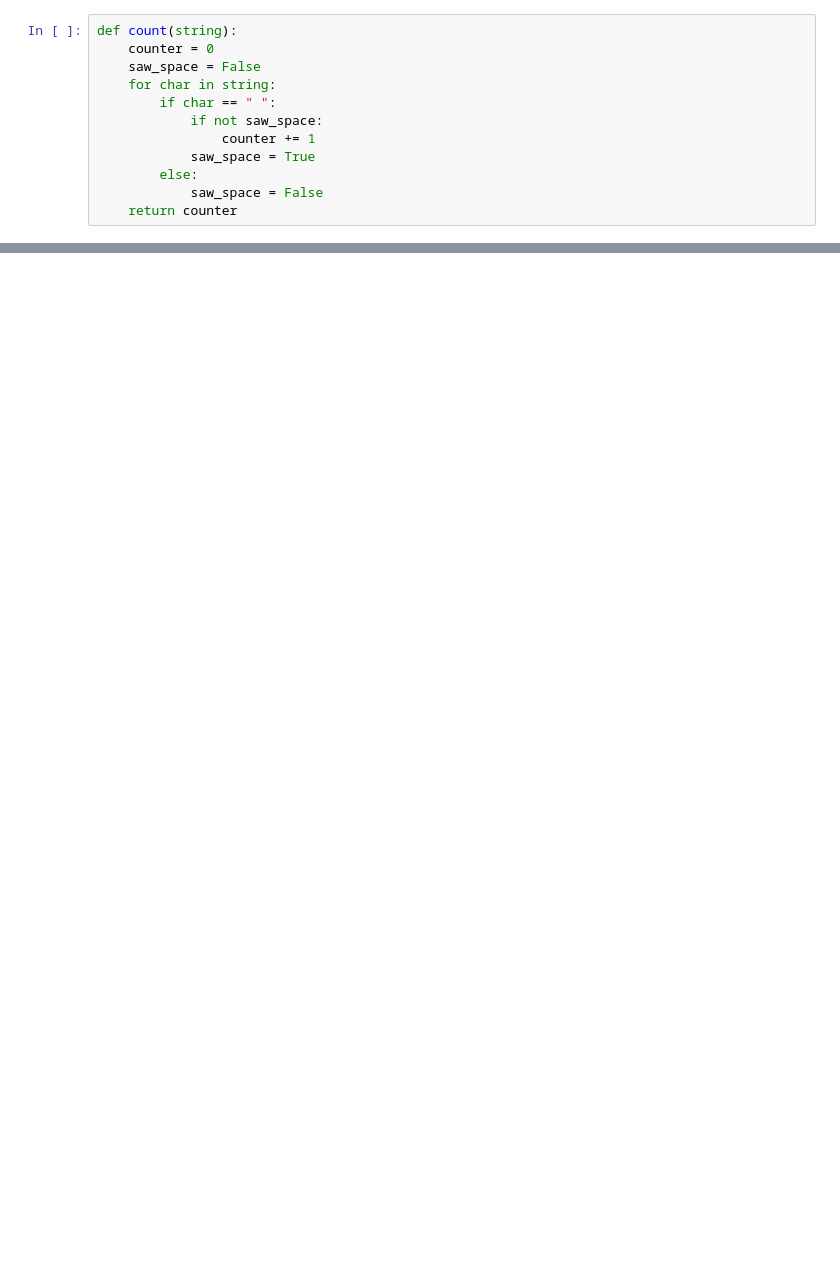
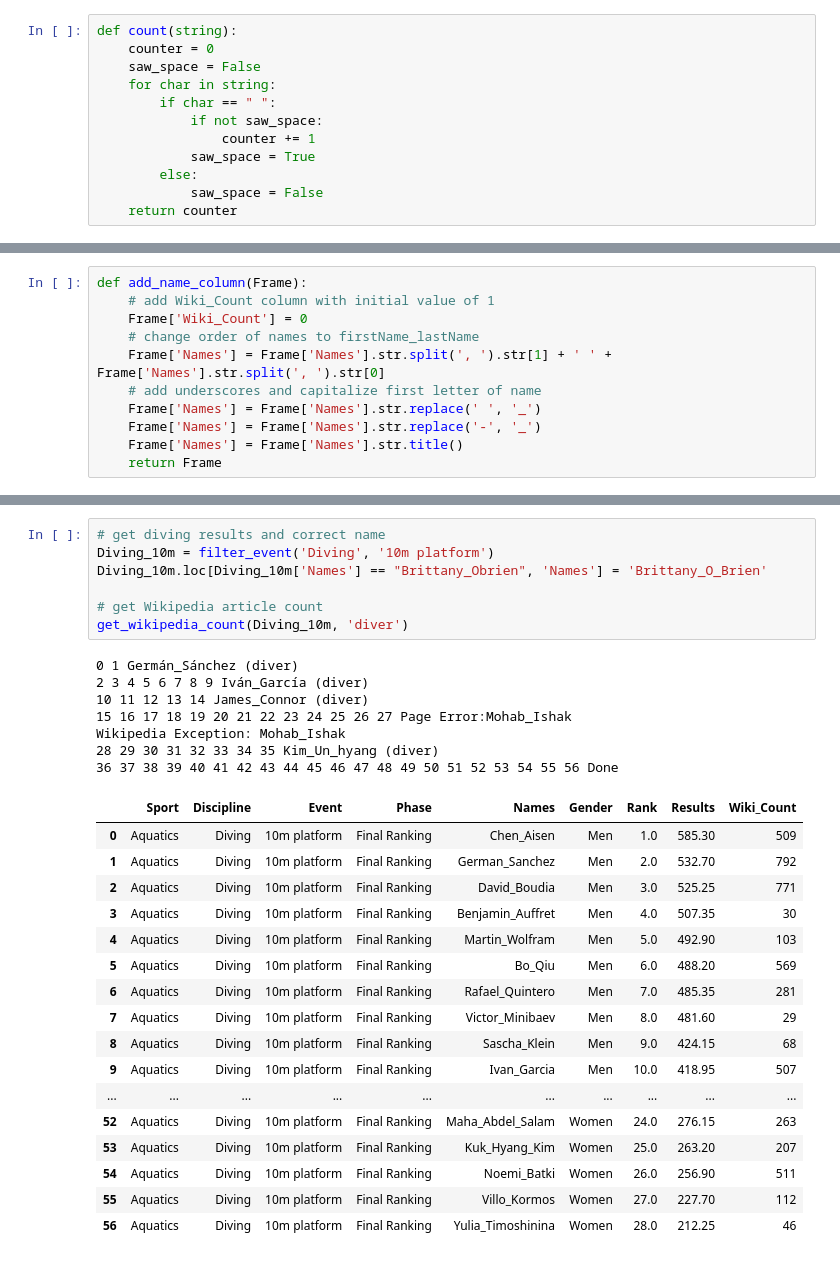
Before and after one commit to Tumbraegel/data-science-project, a Jupyter notebook: Olympic_Dataset_Get_Wikpedia.ipynb, the cells around one changed output, grey strips where cells are left out. Saved outputs shown, nothing was run; the diff lists cells and outputs as text; blank space fills up the shorter version.

```diff
--- a/Olympic_Dataset_Get_Wikpedia.ipynb
+++ b/Olympic_Dataset_Get_Wikpedia.ipynb
@@ -98,0 +72,11 @@ Error
+# %%
+def add_name_column(Frame):
+    # add Wiki_Count column with initial value of 1
+    Frame['Wiki_Count'] = 0
+    # change order of names to firstName_lastName
+    Frame['Names'] = Frame['Names'].str.split(', ').str[1] + ' ' + Frame['Names'].str.split(', ').str[0]
+    # add underscores and capitalize first letter of name
+    Frame['Names'] = Frame['Names'].str.replace(' ', '_')
+    Frame['Names'] = Frame['Names'].str.replace('-', '_')
+    Frame['Names'] = Frame['Names'].str.title()
+    return Frame
@@ -98,0 +140,32 @@ Error
+# %%
+# get diving results and correct name
+Diving_10m = filter_event('Diving', '10m platform')
+Diving_10m.loc[Diving_10m['Names'] == "Brittany_Obrien", 'Names'] = 'Brittany_O_Brien'
+
+# get Wikipedia article count
+get_wikipedia_count(Diving_10m, 'diver')
+# %% [output]
+0 1 Germán_Sánchez (diver)
+2 3 4 5 6 7 8 9 Iván_García (diver)
+10 11 12 13 14 James_Connor (diver)
+15 16 17 18 19 20 21 22 23 24 25 26 27 Page Error:Mohab_Ishak
+Wikipedia Exception: Mohab_Ishak
+28 29 30 31 32 33 34 35 Kim_Un_hyang (diver)
+36 37 38 39 40 41 42 43 44 45 46 47 48 49 50 51 52 53 54 55 56 Done
+|  | Sport | Discipline | Event | Phase | Names | Gender | Rank | Results | Wiki_Count |
+| 0 | Aquatics | Diving | 10m platform | Final Ranking | Chen_Aisen | Men | 1.0 | 585.30 | 509 |
+| 1 | Aquatics | Diving | 10m platform | Final Ranking | German_Sanchez | Men | 2.0 | 532.70 | 792 |
+| 2 | Aquatics | Diving | 10m platform | Final Ranking | David_Boudia | Men | 3.0 | 525.25 | 771 |
+| 3 | Aquatics | Diving | 10m platform | Final Ranking | Benjamin_Auffret | Men | 4.0 | 507.35 | 30 |
+| 4 | Aquatics | Diving | 10m platform | Final Ranking | Martin_Wolfram | Men | 5.0 | 492.90 | 103 |
+| 5 | Aquatics | Diving | 10m platform | Final Ranking | Bo_Qiu | Men | 6.0 | 488.20 | 569 |
+| 6 | Aquatics | Diving | 10m platform | Final Ranking | Rafael_Quintero | Men | 7.0 | 485.35 | 281 |
+| 7 | Aquatics | Diving | 10m platform | Final Ranking | Victor_Minibaev | Men | 8.0 | 481.60 | 29 |
+| 8 | Aquatics | Diving | 10m platform | Final Ranking | Sascha_Klein | Men | 9.0 | 424.15 | 68 |
+| 9 | Aquatics | Diving | 10m platform | Final Ranking | Ivan_Garcia | Men | 10.0 | 418.95 | 507 |
+| ... | ... | ... | ... | ... | ... | ... | ... | ... | ... |
+| 52 | Aquatics | Diving | 10m platform | Final Ranking | Maha_Abdel_Salam | Women | 24.0 | 276.15 | 263 |
+| 53 | Aquatics | Diving | 10m platform | Final Ranking | Kuk_Hyang_Kim | Women | 25.0 | 263.20 | 207 |
+| 54 | Aquatics | Diving | 10m platform | Final Ranking | Noemi_Batki | Women | 26.0 | 256.90 | 511 |
+| 55 | Aquatics | Diving | 10m platform | Final Ranking | Villo_Kormos | Women | 27.0 | 227.70 | 112 |
+| 56 | Aquatics | Diving | 10m platform | Final Ranking | Yulia_Timoshinina | Women | 28.0 | 212.25 | 46 |
```
Also changed, not shown: parts of 23 cells of this notebook, 6 other files.
